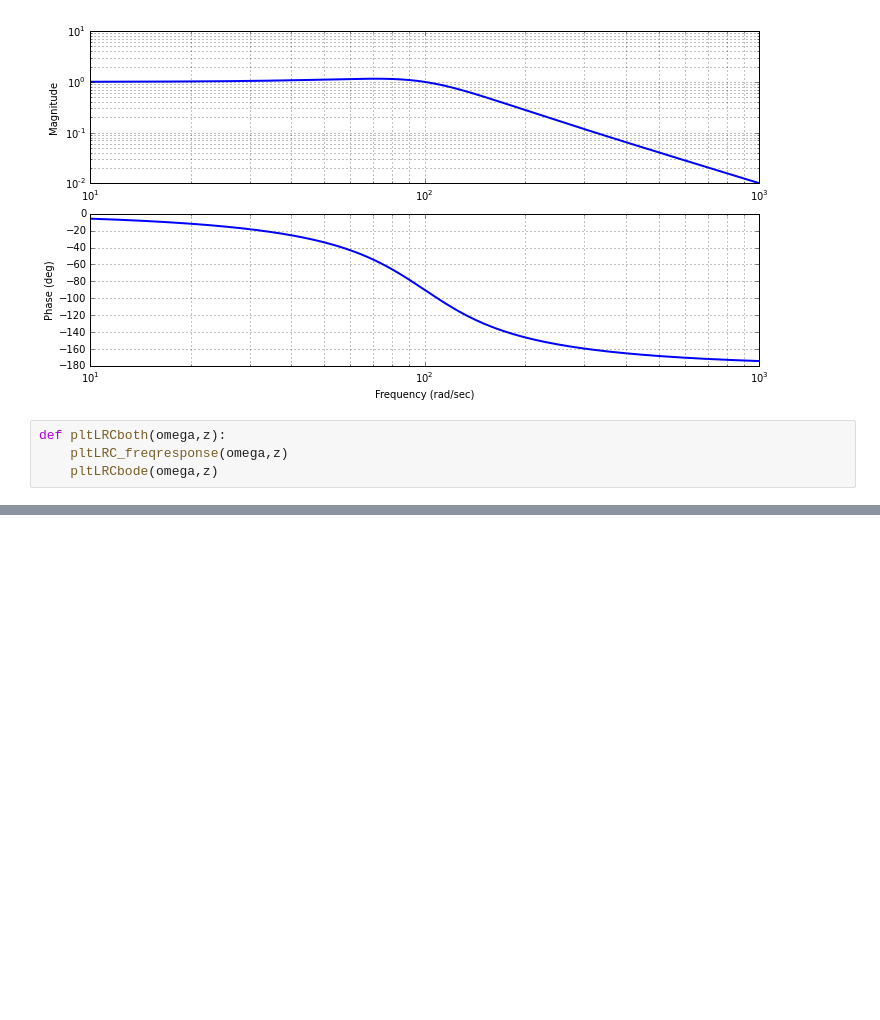
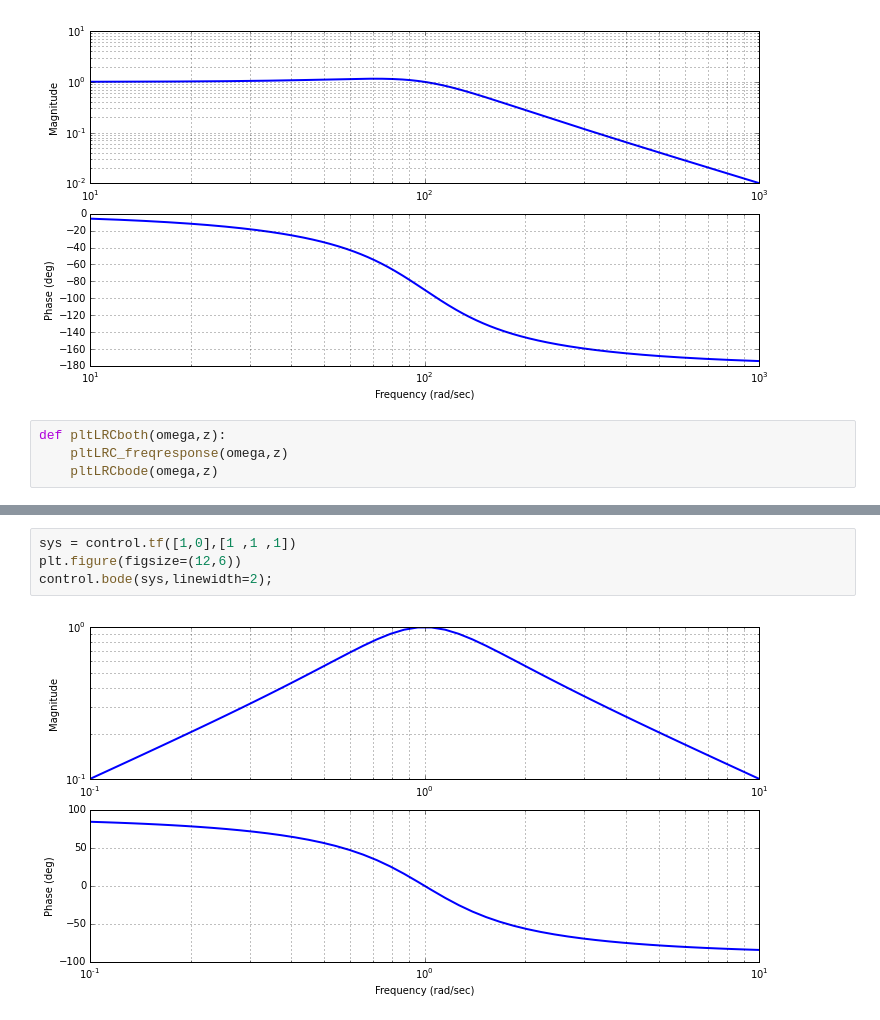
Before and after one commit to aalcocer/linear-systems, a Jupyter notebook: Electrisk krets - Laplacetransformasjonen og Bode diagrammer.ipynb, the cells around one changed output, grey strips where cells are left out. Cells and saved outputs as stored; diff of their text form; blank space fills up the shorter version.

```diff
--- a/Electrisk krets - Laplacetransformasjonen og Bode diagrammer.ipynb
+++ b/Electrisk krets - Laplacetransformasjonen og Bode diagrammer.ipynb
@@ -148,0 +161,6 @@ s^4 + 2 s^3 - 3 s^2 + 20 s + 3
+# %%
+sys = control.tf([1,0],[1 ,1 ,1])
+plt.figure(figsize=(12,6))
+control.bode(sys,linewidth=2);
+# %% [output]
+[figure, added]
```
Also changed, not shown: parts of 14 cells of this notebook.
